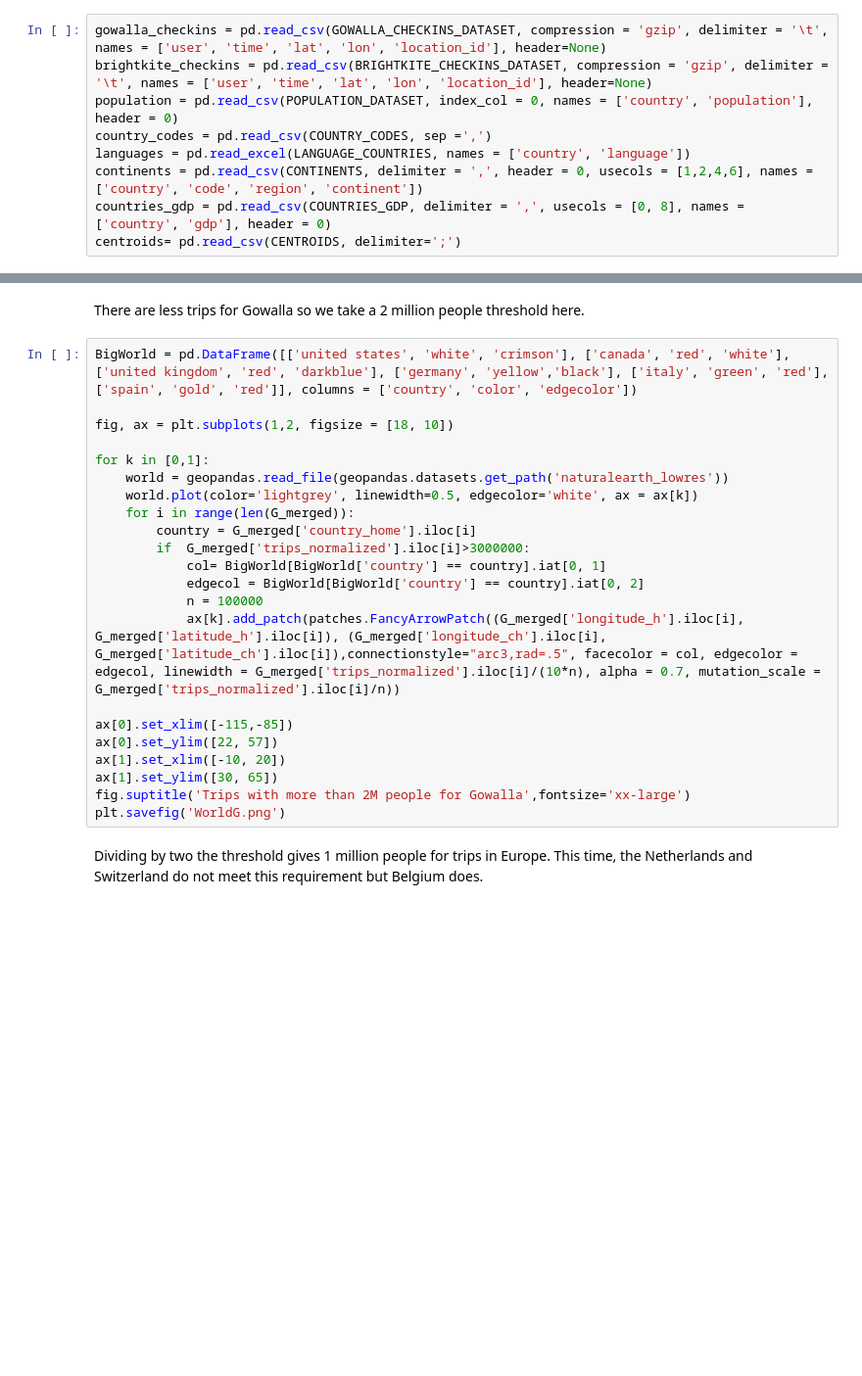
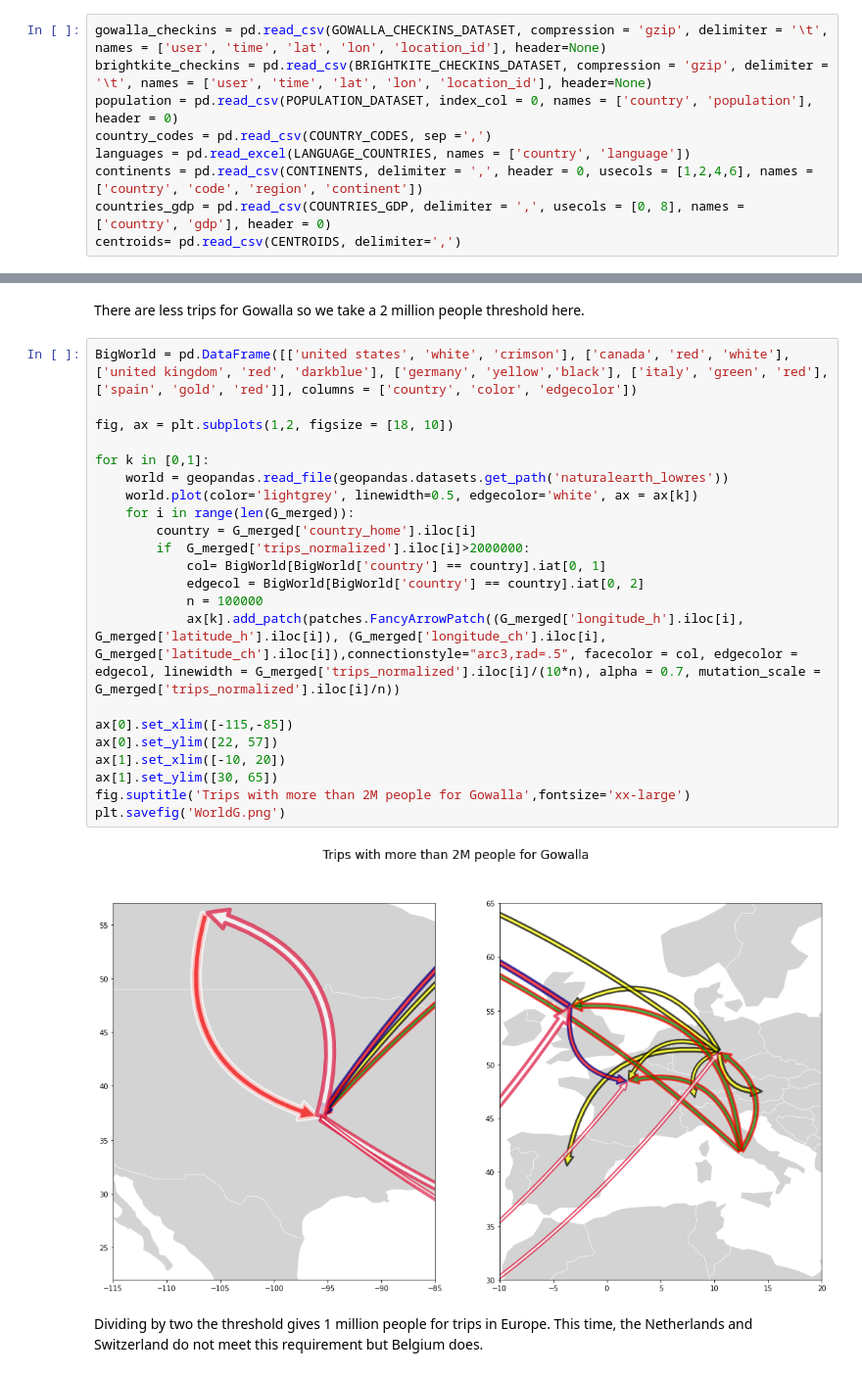
Before and after one commit to epfl-ada/ada-2020-project-milestone-p3-p3_runtime-error, a Jupyter notebook: creative_extension.ipynb, the cells around one changed output, grey strips where cells are left out. Shown at 98% size. Drawn from its saved outputs; the diff is of its cells as text; blank space fills up the shorter version.

```diff
--- a/creative_extension.ipynb
+++ b/creative_extension.ipynb
@@ -38,7 +38,7 @@ country_codes = pd.read_csv(COUNTRY_CODES, sep =',')
 languages = pd.read_excel(LANGUAGE_COUNTRIES, names = ['country', 'language'])
 continents = pd.read_csv(CONTINENTS, delimiter = ',', header = 0, usecols = [1,2,4,6], names = ['country', 'code', 'region', 'continent'])
 countries_gdp = pd.read_csv(COUNTRIES_GDP, delimiter = ',', usecols = [0, 8], names = ['country', 'gdp'], header = 0)
-centroids= pd.read_csv(CENTROIDS, delimiter=';')
+centroids= pd.read_csv(CENTROIDS, delimiter=',')
 # %% [markdown]
 # 0. Preliminary work
 # %% [markdown]
@@ -1309,25 +1350,27 @@ There are less trips for Gowalla so we take a 2 million people threshold here.
 # %%
 BigWorld = pd.DataFrame([['united states', 'white', 'crimson'], ['canada', 'red', 'white'],['united kingdom', 'red', 'darkblue'], ['germany', 'yellow','black'], ['italy', 'green', 'red'], ['spain', 'gold', 'red']], columns = ['country', 'color', 'edgecolor'])
 
 fig, ax = plt.subplots(1,2, figsize = [18, 10])
 
 for k in [0,1]:
     world = geopandas.read_file(geopandas.datasets.get_path('naturalearth_lowres'))
     world.plot(color='lightgrey', linewidth=0.5, edgecolor='white', ax = ax[k])
     for i in range(len(G_merged)):
         country = G_merged['country_home'].iloc[i]
-        if  G_merged['trips_normalized'].iloc[i]>3000000:
+        if  G_merged['trips_normalized'].iloc[i]>2000000:
             col= BigWorld[BigWorld['country'] == country].iat[0, 1]
             edgecol = BigWorld[BigWorld['country'] == country].iat[0, 2]
             n = 100000
             ax[k].add_patch(patches.FancyArrowPatch((G_merged['longitude_h'].iloc[i], G_merged['latitude_h'].iloc[i]), (G_merged['longitude_ch'].iloc[i], G_merged['latitude_ch'].iloc[i]),connectionstyle="arc3,rad=.5", facecolor = col, edgecolor = edgecol, linewidth = G_merged['trips_normalized'].iloc[i]/(10*n), alpha = 0.7, mutation_scale = G_merged['trips_normalized'].iloc[i]/n))
 
 ax[0].set_xlim([-115,-85])
 ax[0].set_ylim([22, 57])
 ax[1].set_xlim([-10, 20])
 ax[1].set_ylim([30, 65])
 fig.suptitle('Trips with more than 2M people for Gowalla',fontsize='xx-large')
 plt.savefig('WorldG.png')
+# %% [output]
+[figure, added]
 # %% [markdown]
 Dividing by two the threshold gives 1 million people for trips in Europe. This time, the Netherlands and Switzerland do not meet this requirement but Belgium does.
 # %%
```
Also changed, not shown: parts of 11 cells of this notebook.
